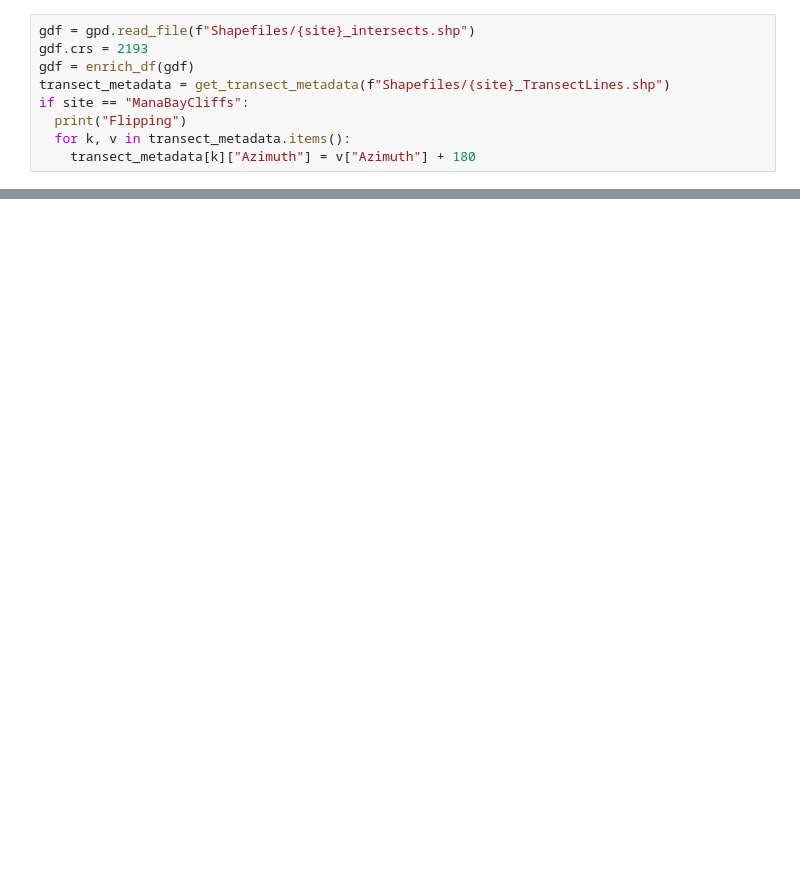
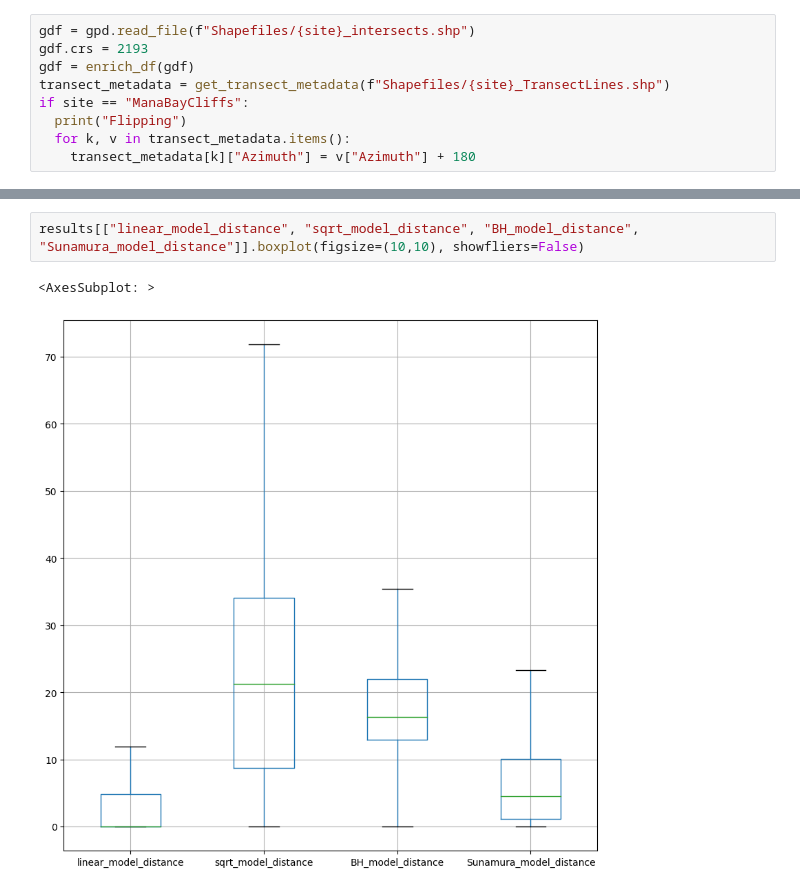
Before and after one commit to RNC-Research-Group/CliffErosion_Projections, a Jupyter notebook: Hindcast.ipynb, the cells around one changed output, grey strips where cells are left out. Saved outputs shown, nothing was run; the diff lists cells and outputs as text; blank space fills up the shorter version.

```diff
--- a/Hindcast.ipynb
+++ b/Hindcast.ipynb
@@ -190,0 +249,5 @@ dtype: float64
+# %%
+results[["linear_model_distance", "sqrt_model_distance", "BH_model_distance", "Sunamura_model_distance"]].boxplot(figsize=(10,10), showfliers=False)
+# %% [output]
+<AxesSubplot: >
+[figure, added]
```
Also changed, not shown: parts of 13 cells of this notebook, 1 other file.
